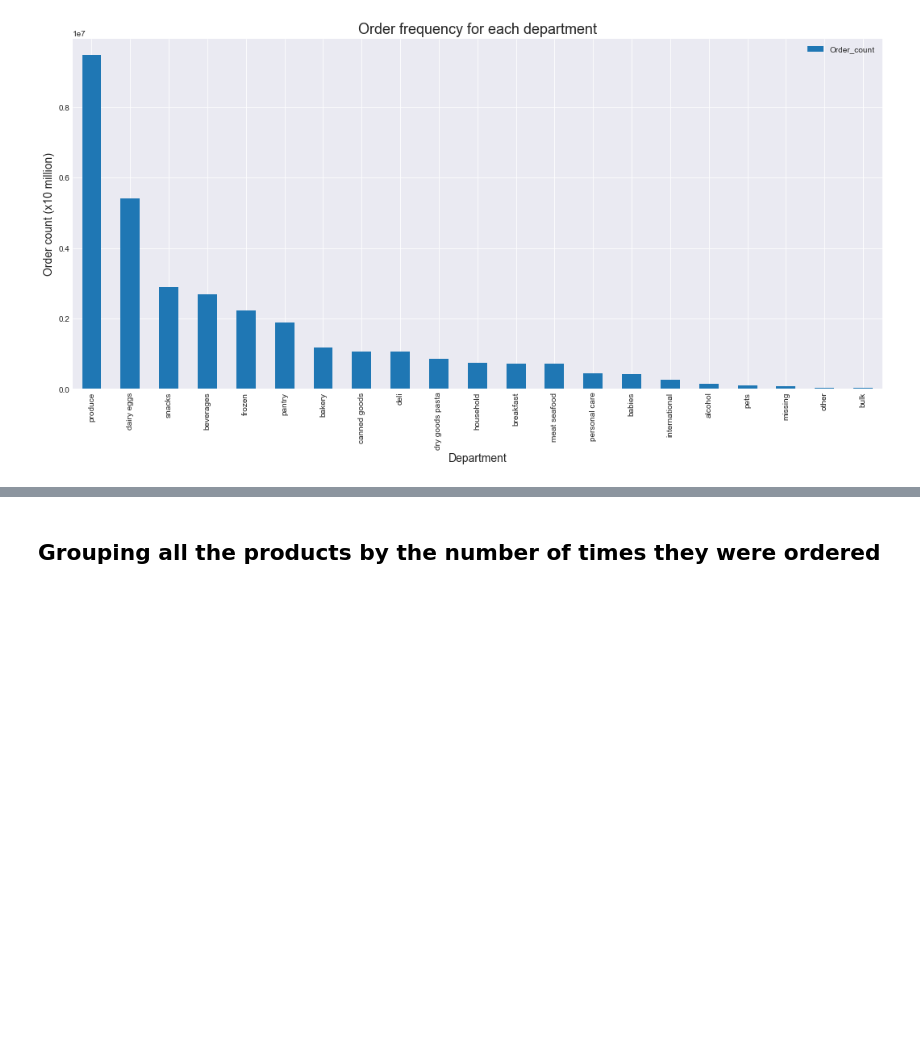
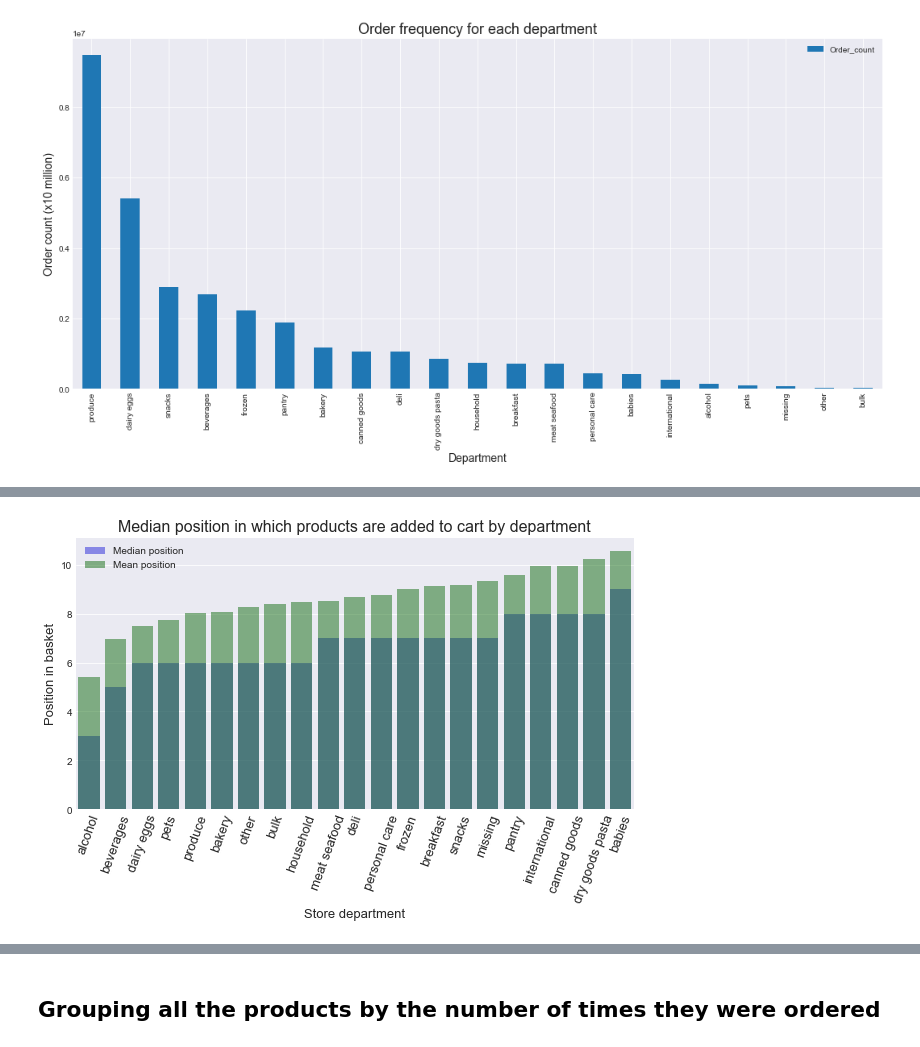
Before and after one commit to SamSamhuns/instacart_market_basket_analysis, a Jupyter notebook: instacart_data_analysis.ipynb, the cells around one changed output, grey strips where cells are left out. Cells and saved outputs as stored; diff of their text form; code cells hidden in the pictures; blank space fills up the shorter version.

```diff
--- a/instacart_data_analysis.ipynb
+++ b/instacart_data_analysis.ipynb
@@ -327,0 +341,8 @@ plt.show()
+# %%
+# We check if certain departments have higher reorder rates.
+# Do inner join betwee the orders and the product table to get product department
+MergedProductsDatabase = order_prior.merge(
+    products, left_on='product_id', right_on='product_id', how='inner')[['department_id', 'add_to_cart_order']]
+
+# Inner join to get the department name attached
+MergedProductsDatabase = MergedProductsDatabase.merge(departments, left_on = 'department_id', right_on='department_id', how='inner')[['department', 'add_to_cart_order']]
@@ -327,0 +351,4 @@ plt.show()
+# %%
+MergedProductsDatabaseMean = MergedProductsDatabase.groupby(['department'],as_index=False).mean().sort_values(by=['add_to_cart_order'])
+print(MergedProductsDatabaseMean)
+MergedProductsDatabaseMean.describe()
@@ -327,0 +382,4 @@ plt.show()
+# %%
+# What's the average item number in the customer cart is items from each department
+MergedProductsDatabaseMedian = MergedProductsDatabase.groupby(['department'],as_index=False).median().sort_values(by=['add_to_cart_order'])
+print(MergedProductsDatabaseMedian)
@@ -327,0 +404,19 @@ plt.show()
+# %%
+#Place code to construct graph here.
+def vbar_plots_cartpositions(dframe1,dframe2, x_axis, _title, _xlabel, _ylabel, color_index):
+    plt.figure(figsize=(10,5))
+    plt.grid(True)
+    sns.barplot(dframe1.iloc[:,0],dframe1.iloc[:,1],color="blue", alpha=0.5,saturation=.7, label='Median position')
+    sns.barplot(dframe2.iloc[:,0],dframe2.iloc[:,1],color="green", alpha=0.5,saturation=.7, label = 'Mean position')
+    plt.legend(loc='upper left')
+    plt.title(_title, fontsize=16)
+    plt.xlabel(_xlabel, fontsize=13)
+    plt.ylabel(_ylabel, fontsize=13)
+    plt.xticks( rotation=70, fontsize=13)
+    plt.show()
+# %%
+vbar_plots_cartpositions(MergedProductsDatabaseMedian,MergedProductsDatabaseMean,
+                         'department', 'Median position in which products are added to cart by department',
+                         'Store department','Position in basket', 2)
+# %% [output]
+[figure, added]
```
Also changed, not shown: parts of 57 cells of this notebook.
